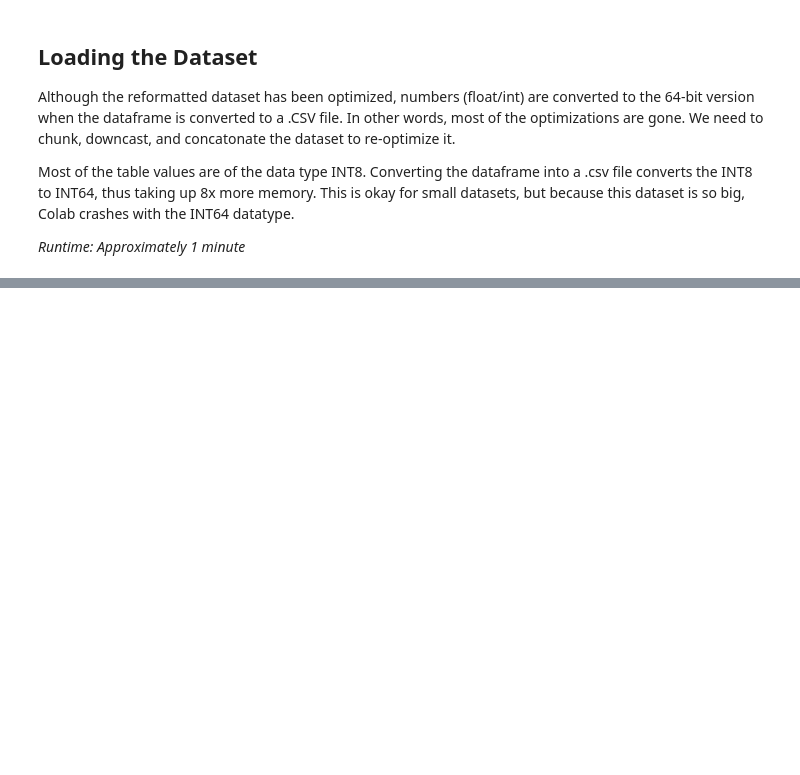
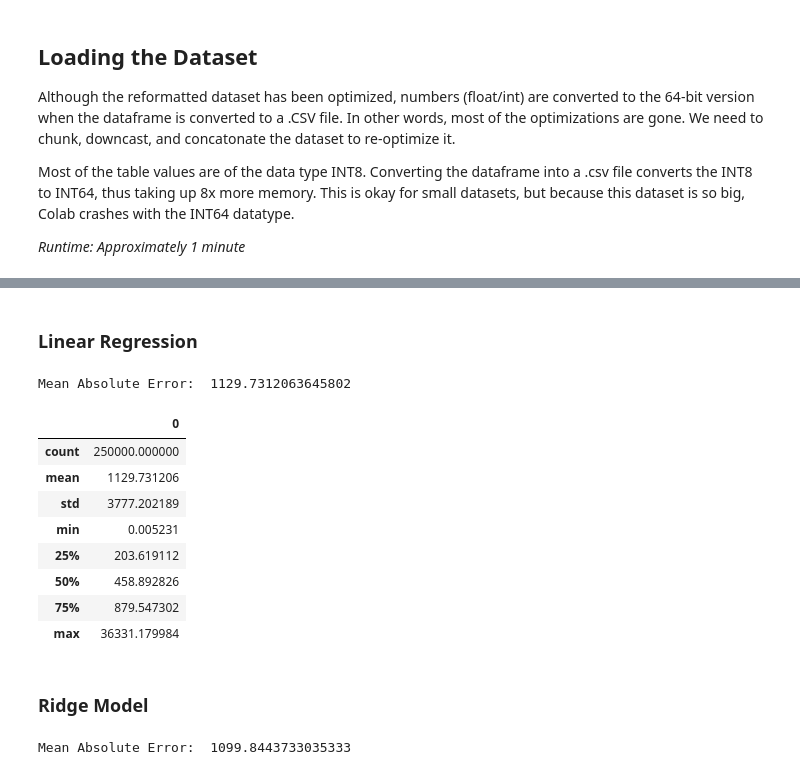
Before and after one commit to GOTWIC/AI-Chess-Engine, a Jupyter notebook: Chess_Engine.ipynb, the cells around one changed output, grey strips where cells are left out. Saved outputs shown, nothing was run; the diff lists cells and outputs as text; code cells hidden in the pictures; blank space fills up the shorter version.

Commit message:
Finished Regression

```diff
--- a/Chess_Engine.ipynb
+++ b/Chess_Engine.ipynb
@@ -165,0 +206,43 @@ data.head()
+# %%
+labels = []
+for i in range(1, 9):
+  for j in range(1, 9):
+    labels.append(chr(j + 96) + chr((8-i) + 49))
+
+sample = data.sample(n = 1000000)
+
+y = sample.Evaluation
+X = sample[labels]
+X_train, X_val, y_train, y_val = train_test_split(X, y, random_state = 0)
+# %% [markdown]
+### Linear Regression
+# %%
+linear_model = linear_model.LinearRegression()
+linear_model.fit(X_train, y_train)
+pred = linear_model.predict(X_val)
+print("Mean Absolute Error: ", mean_absolute_error(y_val, pred))
+# %% [output]
+Mean Absolute Error:  1129.7312063645802
+# %%
+y_val_arr = y_val.to_numpy()
+error_statistics = pd.DataFrame(abs(pred - y_val_arr))
+error_statistics.describe()
+# %% [output]
+|  | 0 |
+| count | 250000.000000 |
+| mean | 1129.731206 |
+| std | 3777.202189 |
+| min | 0.005231 |
+| 25% | 203.619112 |
+| 50% | 458.892826 |
+| 75% | 879.547302 |
+| max | 36331.179984 |
+# %% [markdown]
+### Ridge Model
+# %%
+ridge_model = linear_model.Ridge()
+ridge_model.fit(X_train, y_train)
+pred = ridge_model.predict(X_val)
+print("Mean Absolute Error: ", mean_absolute_error(y_val, pred))
+# %% [output]
+Mean Absolute Error:  1099.8443733035333
```
Also changed, not shown: parts of 16 cells of this notebook.
